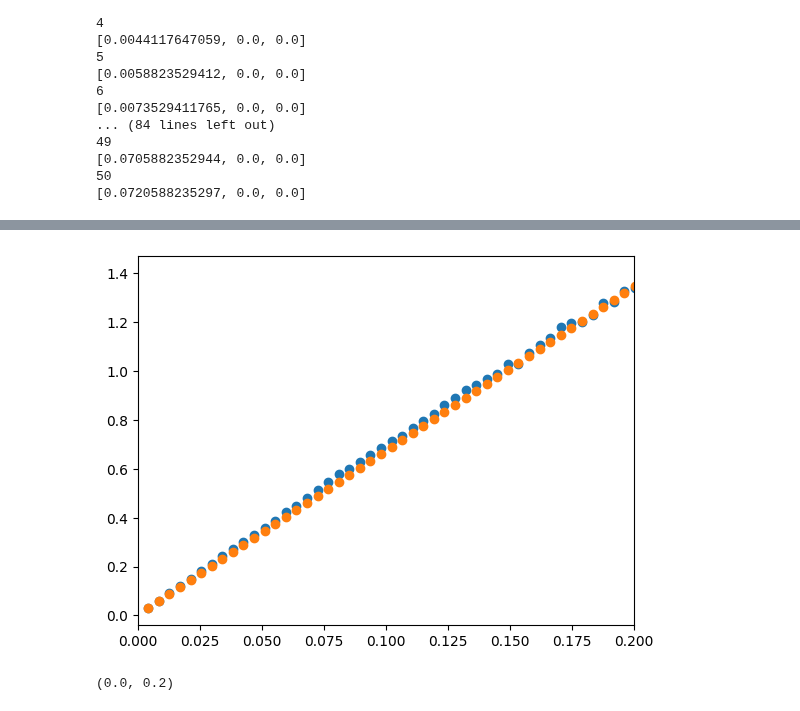
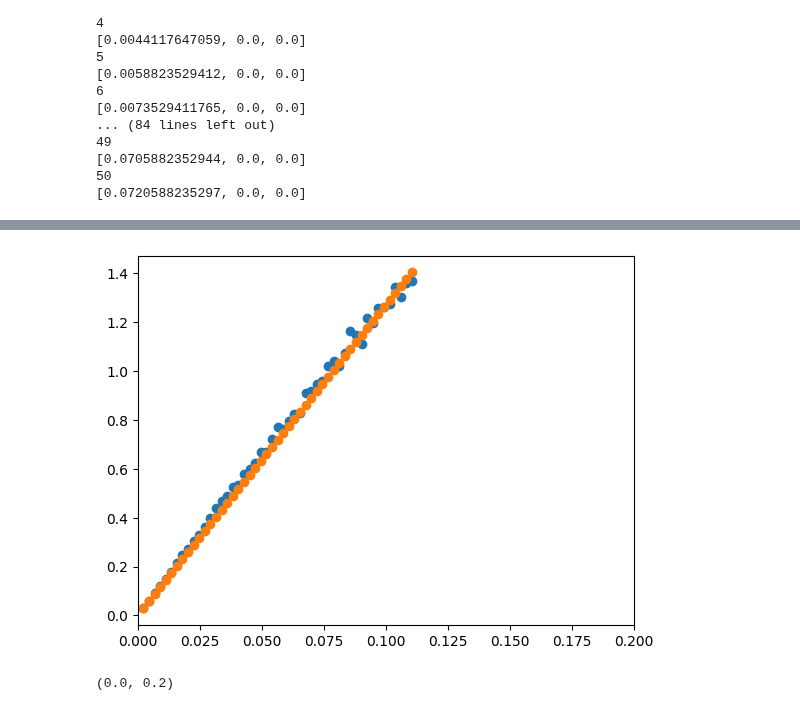
Before and after one commit to AliGhorashiCMT/Plasmons_Paper, a Jupyter notebook: hBN_Optimization/Wannier /Wannier .ipynb, the cells around one changed output, grey strips where cells are left out. Drawn from its saved outputs; the diff is of its cells as text; code cells hidden in the pictures.

Commit message:
poverlaps, abinitio overlaps, etc

```diff
--- a/hBN_Optimization/Wannier /Wannier .ipynb
+++ b/hBN_Optimization/Wannier /Wannier .ipynb
@@ -14,0 +31,29 @@ kpoints = bandstructkpoints2q(interpolate=20);
+# %%
+# Check overlaps
+k = 0.15/6
+q = 0.01/6
+kpoints = Vector{Float64}[]
+p_overlaps = Float64[]
+wannier_overlaps = Float64[]
+ediffs = Float64[]
+N = 100
+k_origin = [2/3, -1/3, 0]
+
+band1 = 4
+band2 = 5
+for i in 1:N
+    theta = 2π*i/N
+    k1 = normalize_kvector(lattice_vectors, [k*cos(theta), k*sin(theta), 0])
+    k2 = normalize_kvector(lattice_vectors, [k*cos(theta) + q, k*sin(theta), 0])
+    e1s, U1s = wannier_bands(Hwannier, cell_map, k1 + k_origin)
+    e2s, U2s = wannier_bands(Hwannier, cell_map, k2 + k_origin)
+    e1 = e1s[band1]
+    e2 = e2s[band2]
+    U1 = U1s[:, band1]
+    U2 = U2s[:, band2]
+    push!(wannier_overlaps, (abs(dot(U1, U2 )))^2 )
+    ediff = e2 - e1
+    push!(p_overlaps, (abs(momentum_matrix_elements(Hwannier, cell_map, Pwannier, k1 + k_origin)[1, band1, band2]*ħ/mₑ))^2)
+    push!(kpoints, k1+k_origin, k2+k_origin)
+    push!(ediffs, e2-e1)
+end
@@ -15,2 +144,2 @@ kpoints = bandstructkpoints2q(interpolate=20);
 # %%
-qs = norm.(unnormalize_kvector.(Ref(lattice_vectors), kpoints)[1:50]);
+qs = norm.(unnormalize_kvector.(Ref(lattice_vectors), kpoints)[1:50])*bohrtoangstrom;
@@ -66,9 +180,9 @@ for (i, k) in enumerate(kpoints[1:50])
 end
 # %%
 scatter(qs[2:end], epsilons_default[2:end, 100] .- 1)
-scatter(qs[2:end], 12.69*qs[2:end]*bohrtoangstrom)
+scatter(qs[2:end], 12.69*qs[2:end])
 xlim(0, 0.2)
 #ylim(0, 2)
 # %% [output]
-[figure, old version]
+[figure, new version]
 (0.0, 0.2)
```
Also changed, not shown: parts of 20 cells of this notebook.
